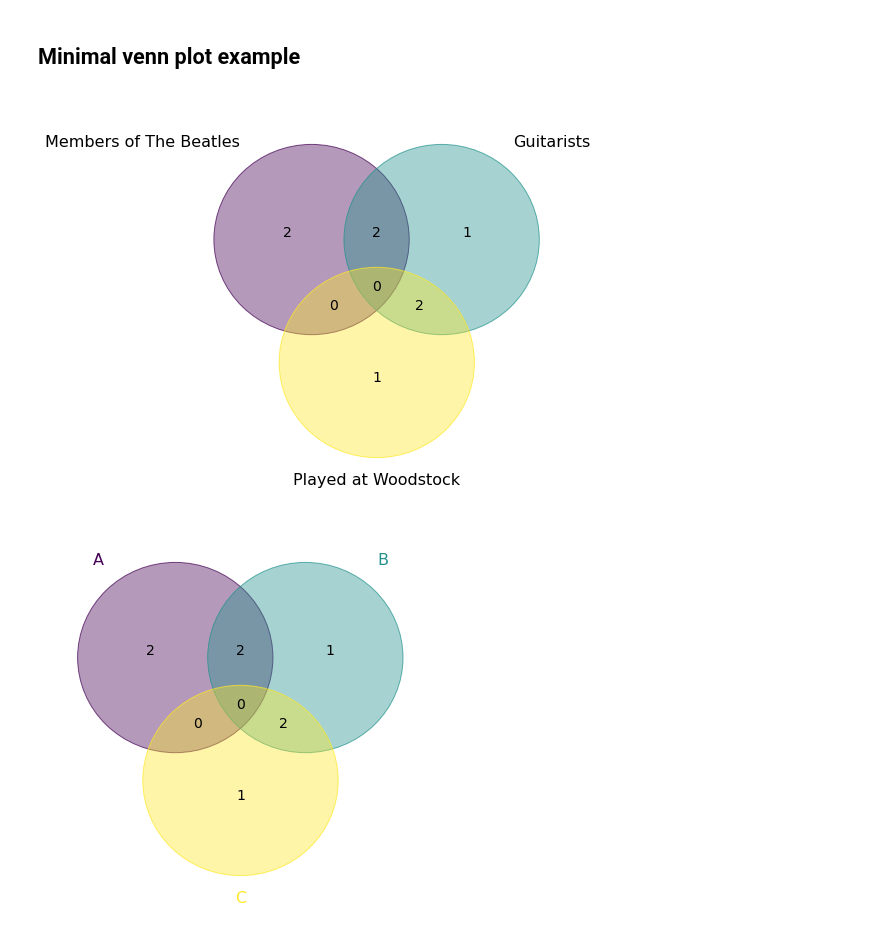
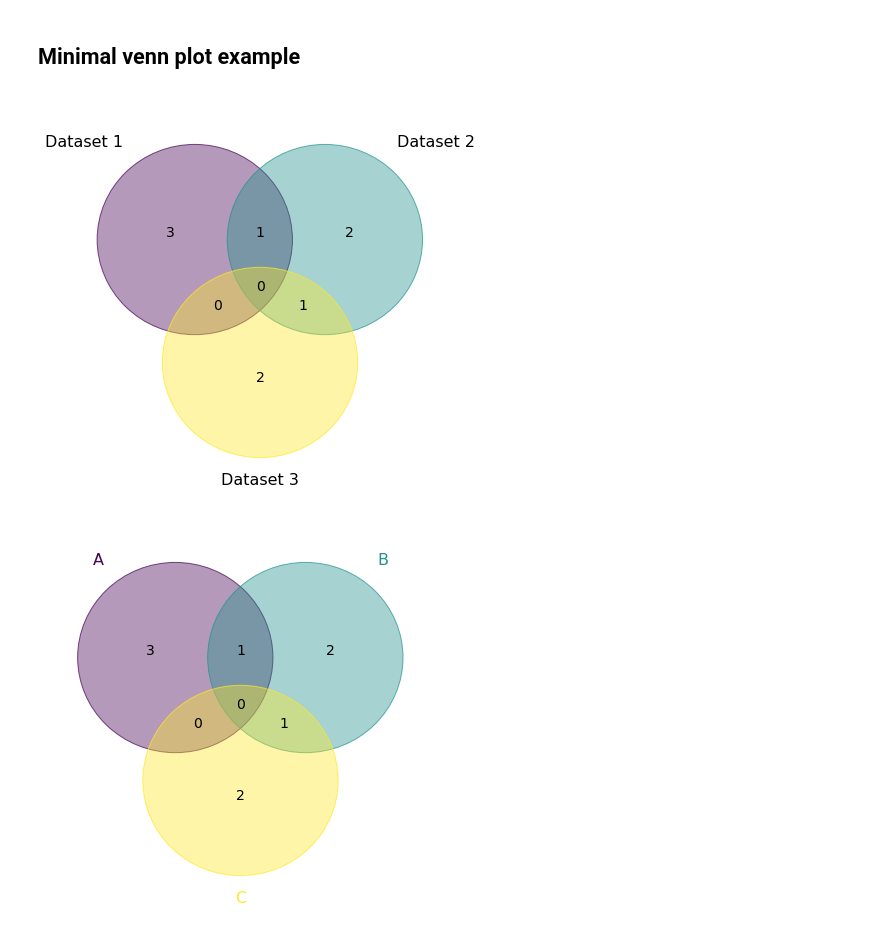
Before and after one commit to ShujiaHuang/geneview, a Jupyter notebook: docs/tutorial/venn.ipynb, the cells around one changed output. Cells and saved outputs as stored; diff of their text form; code cells hidden in the pictures.

```diff
--- a/docs/tutorial/venn.ipynb
+++ b/docs/tutorial/venn.ipynb
@@ -7,13 +7,13 @@ from geneview import venn
 ## Minimal venn plot example
 # %%
 musicians = {
-    "Members of The Beatles": {"Paul McCartney", "John Lennon", "George Harrison", "Ringo Starr"},
-    "Guitarists": {"John Lennon", "George Harrison", "Jimi Hendrix", "Eric Clapton", "Carlos Santana"},
-    "Played at Woodstock": {"Jimi Hendrix", "Carlos Santana", "Keith Moon"}
+    "Dataset 1": {"A", "B", "D", "E"},
+    "Dataset 2": {"C", "F", "B", "G"},
+    "Dataset 3": {"J", "C", "K"}
 }
 ax = venn(musicians)  # the list names of petals are set to be the `list(musicians.keys())` by default.
 # %% [output]
-[figure, old version]
+[figure, new version]
 # %%
 # Rename the labels for each petal by manual.
 ax = venn(musicians, names=["A", "B", "C"], legend_use_petal_color=True)
```
Also changed, not shown: parts of 6 cells of this notebook.
